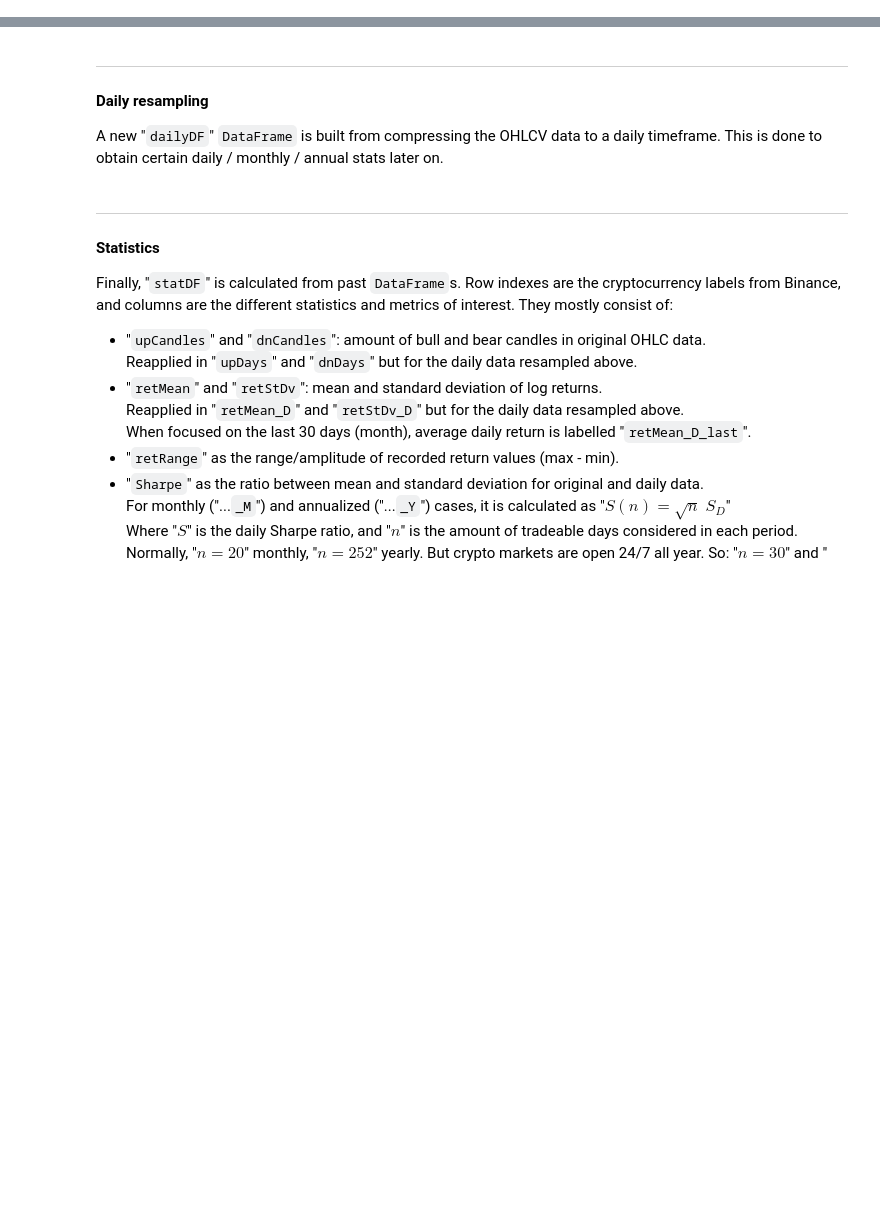
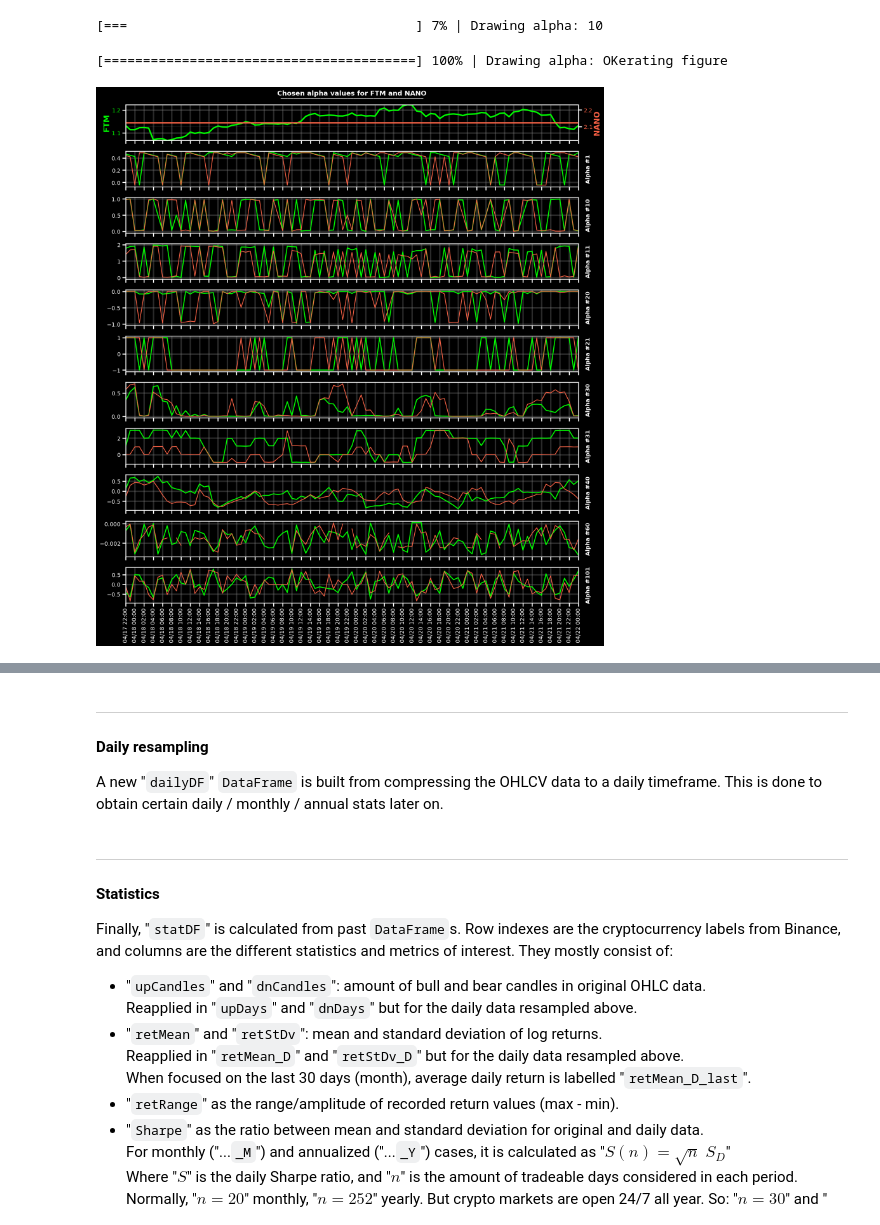
Before and after one commit to gsolaril/topCMC, a Jupyter notebook: Main report.ipynb, the cells around one changed output, grey strips where cells are left out. Drawn from its saved outputs; the diff is of its cells as text; code cells hidden in the pictures; blank space fills up the shorter version.

```diff
--- a/Main report.ipynb
+++ b/Main report.ipynb
@@ -71,8 +78,0 @@ Take notice that there may be still two error causes:
-# %%
-myCMC = MyCMC()
-myCMC.requestCMC(keepTop = 70)
-myCMC.getBinance(timeFrame = "1h", since = "2021-01-01")
-marketDF = myCMC.dataBinance.copy()
-quotes, columns = marketDF.columns.levels
-marketDF = swap(marketDF, byOHLC = True)
-OHLCV = {key: marketDF[key] for key in columns}
@@ -99,10 +122,0 @@ This was done to provide scalability, in case further alphas are added, as long
-# %%
-alpha = Alpha.available()
-alphaColumns = MultiIndex.from_product((alpha.keys(), quotes))
-alphaDF = DataFrame(index = marketDF.index, columns = alphaColumns)
-
-items = list(map(str, alpha.keys()))
-progBar = ProgBar(items = items,
-    width = 40, verbose = "Calculating alpha")
-for label, function in alpha.items():
-    alphaDF[label] = function(**OHLCV) ; progBar.show()
@@ -165,0 +123,15 @@ A new "<code>returnDF</code>" <code>DataFrame</code> is built with the same stru
+# %%
+if os.path.exists("./csv/test Alpha.csv"):
+    values = read_csv("./csv/test Alpha.csv", index_col = 0,
+                    header = [0, 1], parse_dates = True)
+    quotes = values.columns.levels[1]
+    alphas = list(map(int, values.columns.levels[0]))
+    values.columns = MultiIndex.from_product((alphas, quotes))
+    alpha = Alpha(values = values,
+        cPrices = swap(marketDF, True)["close"])
+else:
+    alpha = Alpha.fromOHLCV(OHLCV = marketDF)
+    alpha.values.to_csv("./csv/test Alpha.csv")
+
+print("Some recent alpha values:", alpha.values.tail(5))
+print("Qualified cryptocurrencies:", quotes)
@@ -165,0 +163,10 @@ A new "<code>returnDF</code>" <code>DataFrame</code> is built with the same stru
+# %%
+figAlpha = alpha.alphaplot(100)
+filename = figAlpha.axes[0].title.get_text()
+filename = filename.split("\n")[0]
+filepath = "./fig/%s.jpg" % filename
+figAlpha.savefig(filepath, dpi = 120)
+# %% [output]
+[===                                     ] 7% | Drawing alpha: 10
+[========================================] 100% | Drawing alpha: OKerating figure
+[figure, added]
```
Also changed, not shown: parts of 41 cells of this notebook, 22 other files.
